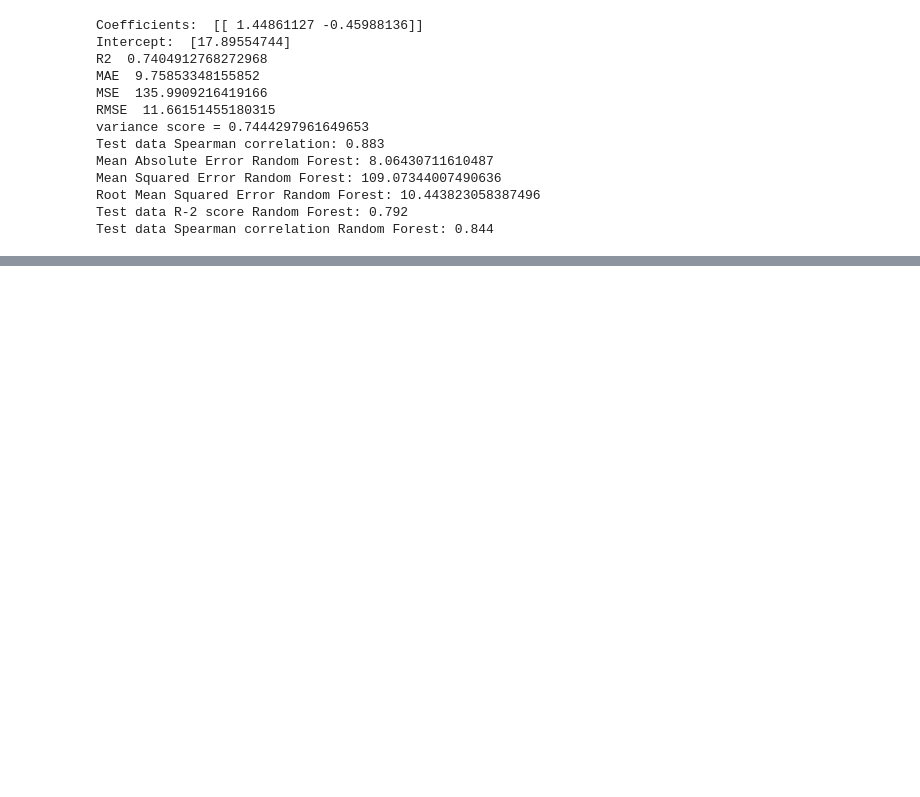
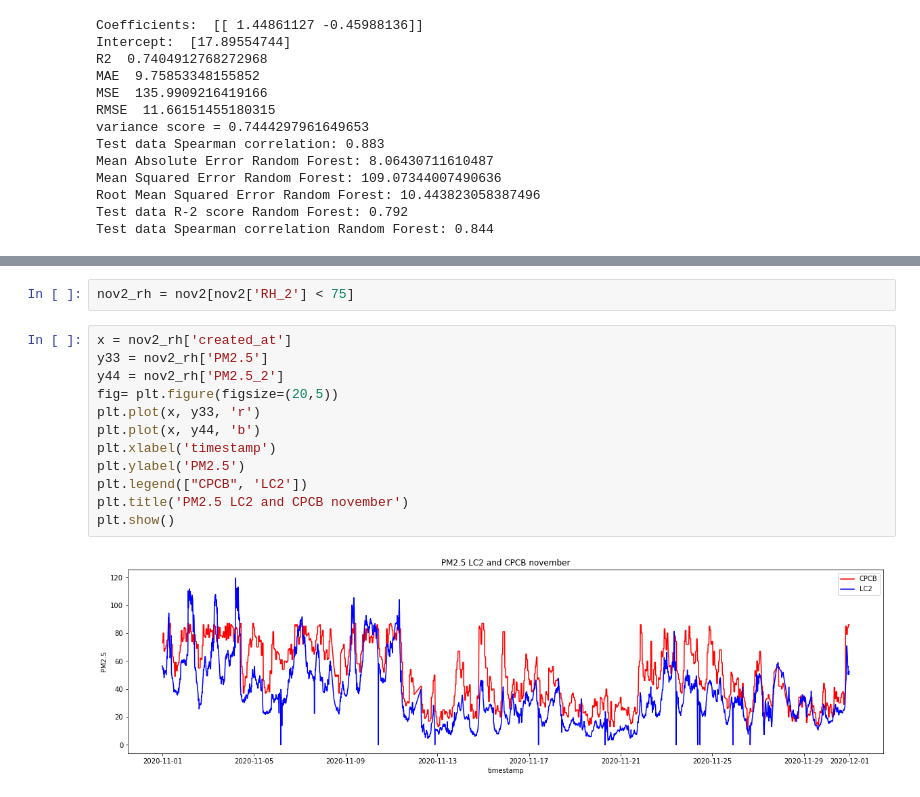
Before and after one commit to spanddhana-sara/Air-Pollution, a Jupyter notebook: Codes/Untitled.ipynb, the cells around one changed output, grey strips where cells are left out. Cells and saved outputs as stored; diff of their text form; blank space fills up the shorter version.

```diff
--- a/Codes/Untitled.ipynb
+++ b/Codes/Untitled.ipynb
@@ -519,0 +640,16 @@ Test data Spearman correlation Random Forest: 0.844
+# %%
+nov2_rh = nov2[nov2['RH_2'] < 75]
+# %%
+x = nov2_rh['created_at']
+y33 = nov2_rh['PM2.5']
+y44 = nov2_rh['PM2.5_2']
+fig= plt.figure(figsize=(20,5))
+plt.plot(x, y33, 'r')
+plt.plot(x, y44, 'b')
+plt.xlabel('timestamp')
+plt.ylabel('PM2.5')
+plt.legend(["CPCB", 'LC2'])
+plt.title('PM2.5 LC2 and CPCB november')
+plt.show()
+# %% [output]
+[figure, added]
```
Also changed, not shown: parts of 40 cells of this notebook.
